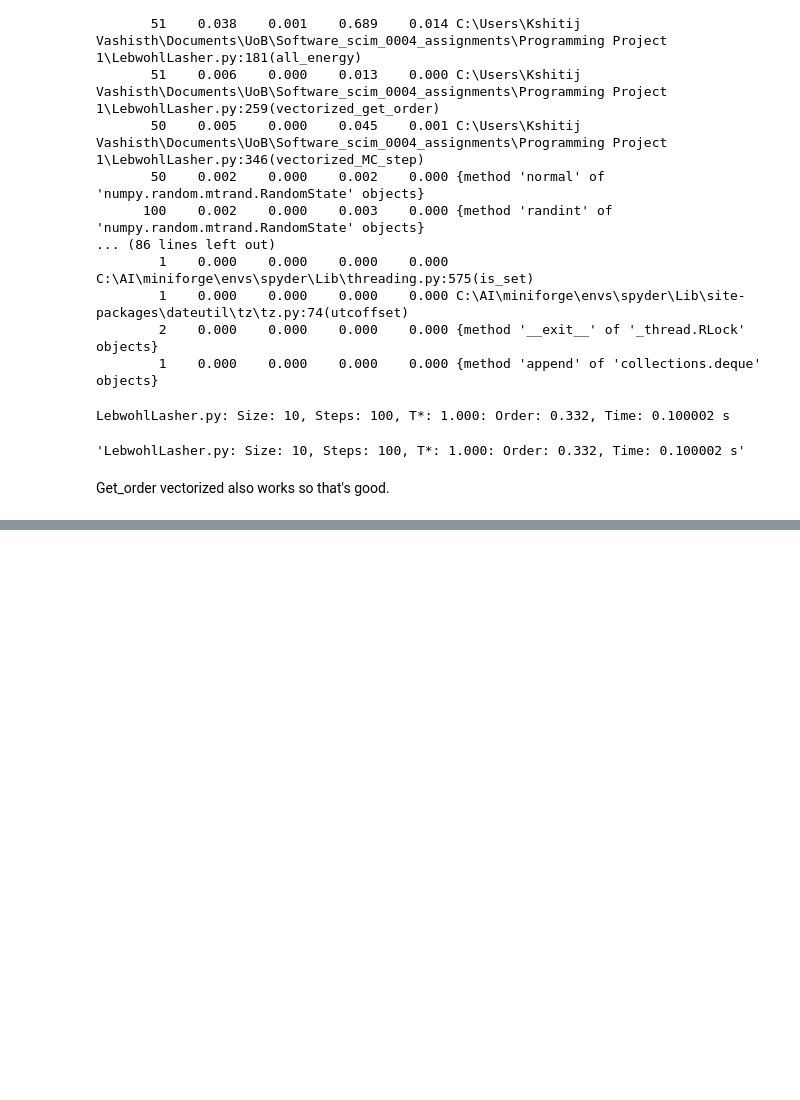
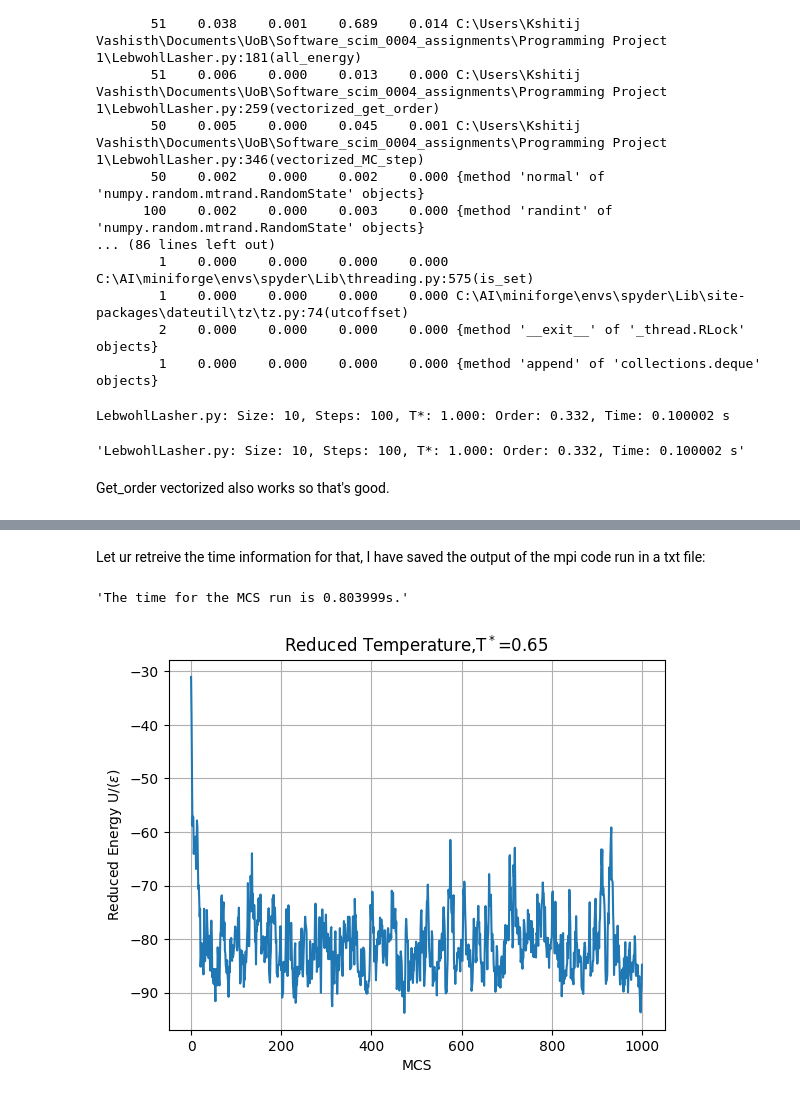
Before and after one commit to KayVeeZ/LebwohlLasher, a Jupyter notebook: testing_notebook.ipynb, the cells around one changed output, grey strips where cells are left out. Drawn from its saved outputs; the diff is of its cells as text; code cells hidden in the pictures; blank space fills up the shorter version.

Commit message:
successfully ported code to mpi4py and compared it to vector with graph

```diff
--- a/testing_notebook.ipynb
+++ b/testing_notebook.ipynb
@@ -939,0 +954,2 @@ ModuleNotFoundError: No module named 'mpi4py'
+# %% [markdown]
+Let ur retreive the time information for that, I have saved the output of the mpi code run in a txt file:
@@ -939,0 +961,22 @@ ModuleNotFoundError: No module named 'mpi4py'
+# %%
+f'The time for the MCS run is {mpi_time}s.'
+# %% [output]
+'The time for the MCS run is 0.803999s.'
+# %%
+column_names = ['MC_step', 'Ratio', 'Energy', 'Order']
+mpi_out = pd.read_csv("mpi_output.txt",
+                 skiprows=9,             # Skip the first 8 rows
+                 delimiter='\s+',       # Use whitespace as the delimiter
+                 names=column_names,    # Specify column names
+                 engine='python')
+# %%
+plt.plot(mpi_out['MC_step'], mpi_out['Energy'])
+plt.xlabel('MCS')
+plt.ylabel('Reduced Energy U/($\epsilon$)')
+plt.title('Reduced Temperature,T$^*$=0.65')
+plt.savefig('fig_2_mpi_left_hand.png')  # Save as PNG file
+plt.savefig('fig_2_mpi_left_hand.svg')  # Save as SVG file
+plt.grid(True)
+plt.show()
+# %% [output]
+[figure, added]
```
Also changed, not shown: parts of 14 cells of this notebook, 25 other files.
